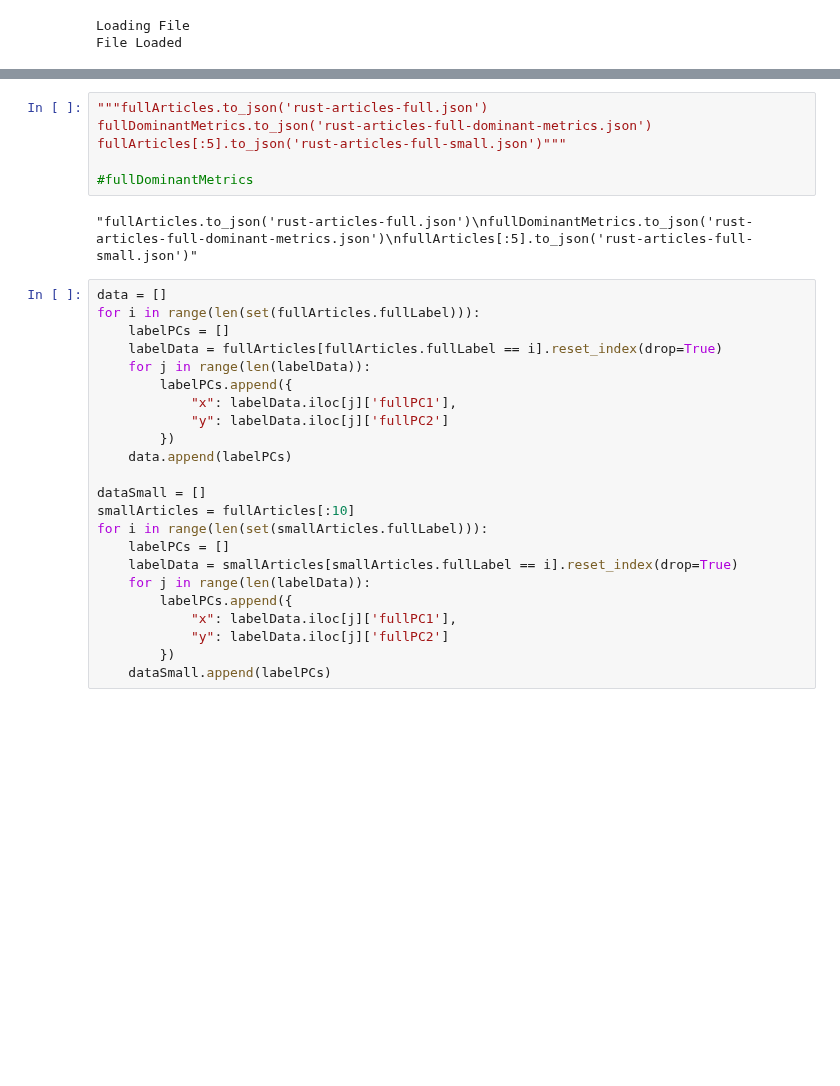
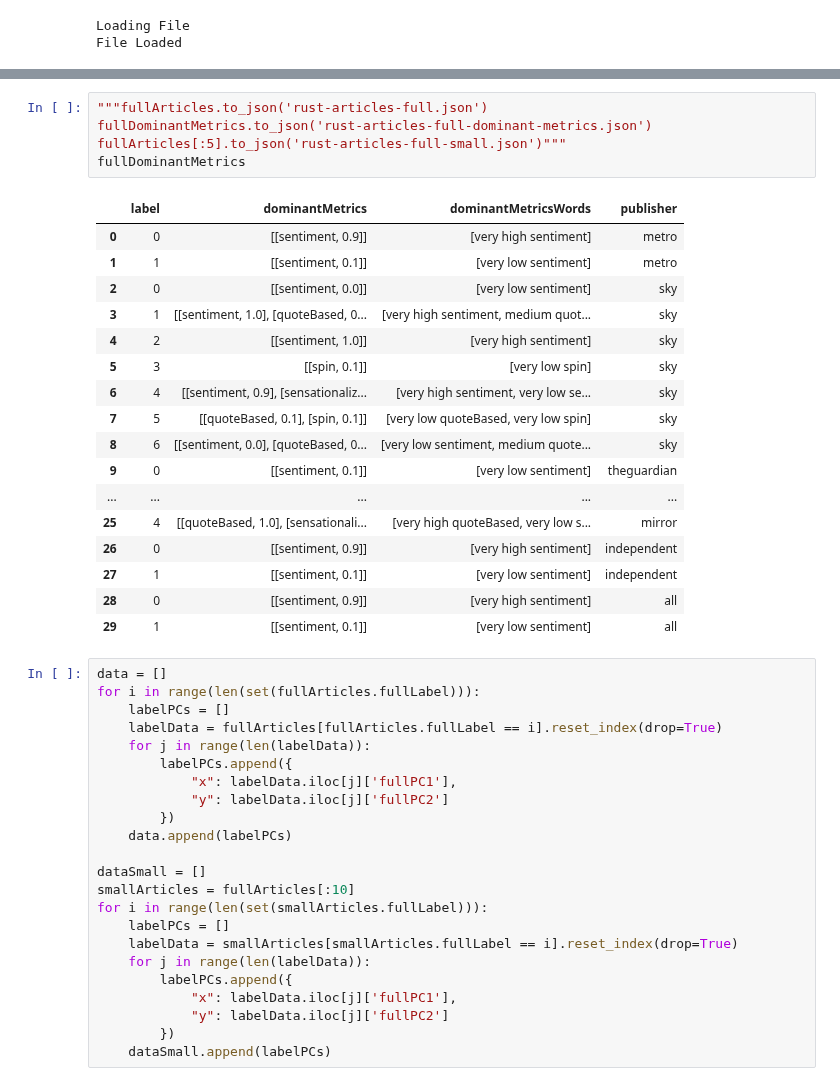
Before and after one commit to TobyBritton1/NewsBiasMapping, a Jupyter notebook: Full.ipynb, the cells around one changed output, grey strips where cells are left out. Saved outputs shown, nothing was run; the diff lists cells and outputs as text; blank space fills up the shorter version.

Commit message:
dom metric words

```diff
--- a/Full.ipynb
+++ b/Full.ipynb
@@ -97,11 +104,26 @@ Counter({0: 47974, 1: 41037, 5: 20432, 2: 16457, 10: 7180, 3: 6258, 7: 5638, 8:
 # %%
 """fullArticles.to_json('rust-articles-full.json')
 fullDominantMetrics.to_json('rust-articles-full-dominant-metrics.json')
 fullArticles[:5].to_json('rust-articles-full-small.json')"""
-
-#fullDominantMetrics
+fullDominantMetrics
 # %% [output]
-"fullArticles.to_json('rust-articles-full.json')\nfullDominantMetrics.to_json('rust-articles-full-dominant-metrics.json')\nfullArticles[:5].to_json('rust-articles-full-small.json')"
+|  | label | dominantMetrics | dominantMetricsWords | publisher |
+| 0 | 0 | [[sentiment, 0.9]] | [very high sentiment] | metro |
+| 1 | 1 | [[sentiment, 0.1]] | [very low sentiment] | metro |
+| 2 | 0 | [[sentiment, 0.0]] | [very low sentiment] | sky |
+| 3 | 1 | [[sentiment, 1.0], [quoteBased, 0... | [very high sentiment, medium quot... | sky |
+| 4 | 2 | [[sentiment, 1.0]] | [very high sentiment] | sky |
+| 5 | 3 | [[spin, 0.1]] | [very low spin] | sky |
+| 6 | 4 | [[sentiment, 0.9], [sensationaliz... | [very high sentiment, very low se... | sky |
+| 7 | 5 | [[quoteBased, 0.1], [spin, 0.1]] | [very low quoteBased, very low spin] | sky |
+| 8 | 6 | [[sentiment, 0.0], [quoteBased, 0... | [very low sentiment, medium quote... | sky |
+| 9 | 0 | [[sentiment, 0.1]] | [very low sentiment] | theguardian |
+| ... | ... | ... | ... | ... |
+| 25 | 4 | [[quoteBased, 1.0], [sensationali... | [very high quoteBased, very low s... | mirror |
+| 26 | 0 | [[sentiment, 0.9]] | [very high sentiment] | independent |
+| 27 | 1 | [[sentiment, 0.1]] | [very low sentiment] | independent |
+| 28 | 0 | [[sentiment, 0.9]] | [very high sentiment] | all |
+| 29 | 1 | [[sentiment, 0.1]] | [very low sentiment] | all |
 # %%
 data = []
 for i in range(len(set(fullArticles.fullLabel))):
```
Also changed, not shown: parts of 5 cells of this notebook, 1 other file.
